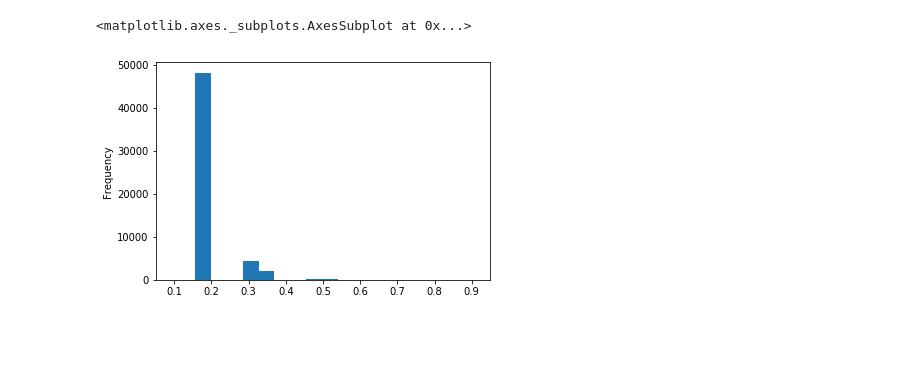
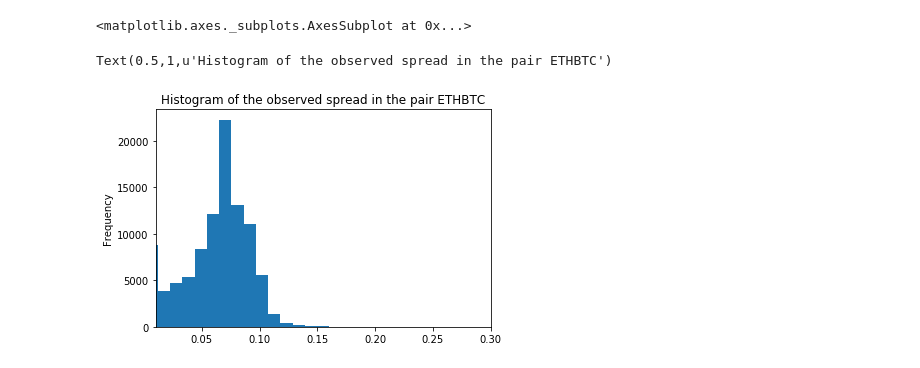
Before and after one commit to shaileshkakkar/MicroPriceIndicator, a Jupyter notebook: Micro-Price Reproduction.ipynb, the cells around one changed output. Drawn from its saved outputs; the diff is of its cells as text; code cells hidden in the pictures; blank space fills up the shorter version.

```diff
--- a/Micro-Price Reproduction.ipynb
+++ b/Micro-Price Reproduction.ipynb
@@ -52,5 +29,9 @@ data[['Spread', 'MidPriceReturn']].describe()
-# %%
-data['Spread'].plot(kind = 'hist', bins = 21, xlim = [0.05, 0.95])
-# %% [output]
-<matplotlib.axes._subplots.AxesSubplot at 0x...>
-[figure, removed]
+# %%
+data['Spread'] = 100*(data['ask1'] - data['bid1'])/data['bid1']
+data['Spread'].plot(kind = 'hist', bins = 21, xlim = [0.01, 0.3])
+plt.title('Histogram of the observed spread in the pair ETHBTC')
+plt.show()
+# %% [output]
+<matplotlib.axes._subplots.AxesSubplot at 0x...>
+Text(0.5,1,u'Histogram of the observed spread in the pair ETHBTC')
+[figure, added]
```
Also changed, not shown: parts of 9 cells of this notebook.
